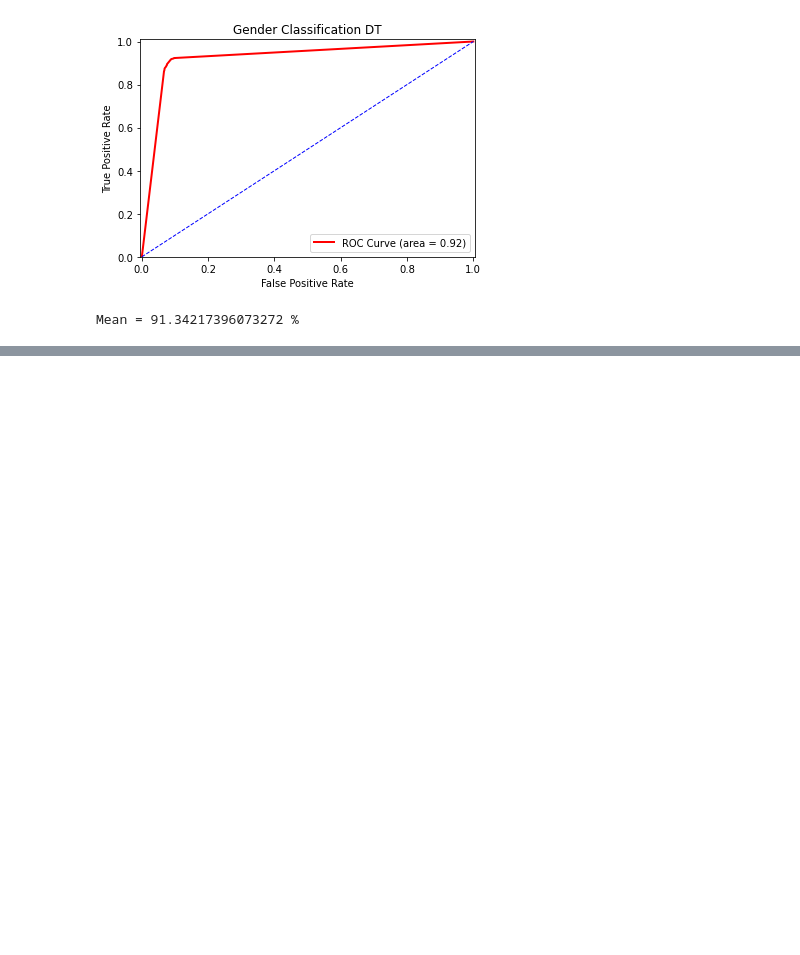
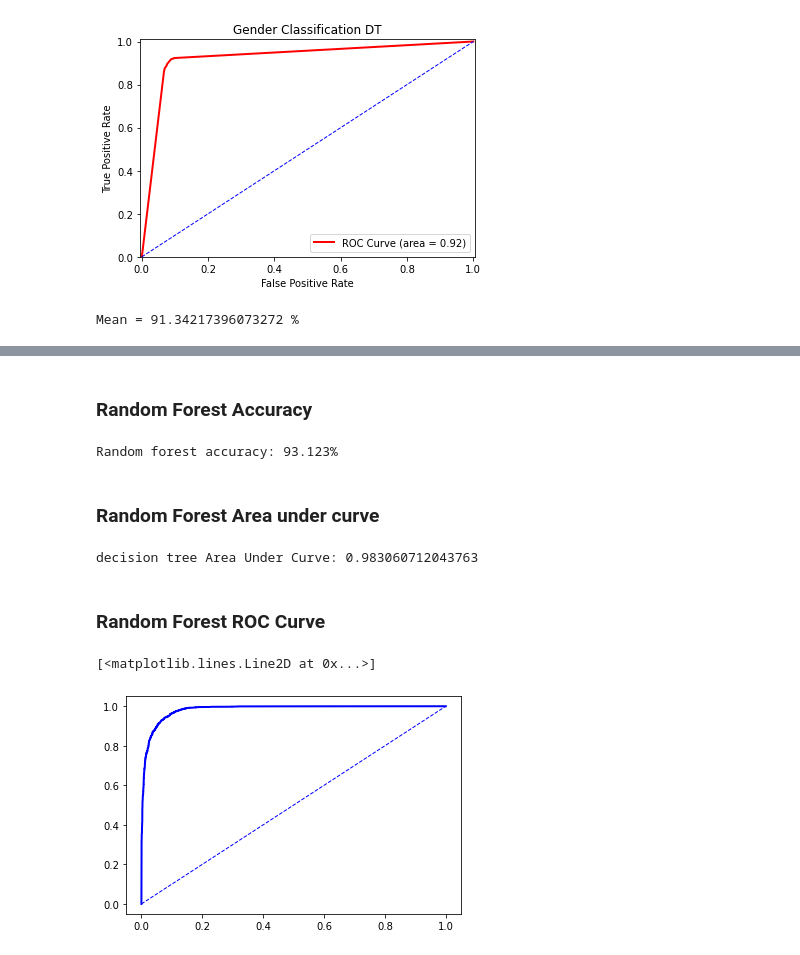
Before and after one commit to markkalaiji/GenderClassification, a Jupyter notebook: GenderClassification.ipynb, the cells around one changed output, grey strips where cells are left out. Cells and saved outputs as stored; diff of their text form; code cells hidden in the pictures; blank space fills up the shorter version.

Commit message:
random forest accuracy, AUC, ROC curve

```diff
--- a/GenderClassification.ipynb
+++ b/GenderClassification.ipynb
@@ -121,2 +121,50 @@ Mean = 91.34217396073272 %
+# %% [markdown]
+### Random Forest Accuracy
+# %%
+from sklearn.ensemble import RandomForestClassifier
+
+my_RandomForest = RandomForestClassifier(n_estimators = 1000, bootstrap = True, random_state=42)
+my_RandomForest.fit(X_train, y_train)
+
+# predict, calculate, and report accuracy
+from sklearn.metrics import accuracy_score
+
+y_predict_rf = my_RandomForest.predict(X_test)
+score_rf = accuracy_score(y_test, y_predict_rf)
+print("Random forest accuracy: " + str(round(accuracy_rf*100,3)) + "%")
+# %% [output]
+Random forest accuracy: 93.123%
+# %% [markdown]
+### Random Forest Area under curve
+# %%
+y_predict_rf = my_RandomForest.predict(X_test) # predict binary label
+y_predict_prob_rf = my_RandomForest.predict_proba(X_test) # estimate probability of each label
+
+from sklearn import metrics
+
+fpr_rf, tpr_rf, thresholds_rf = metrics.roc_curve(y_test, y_predict_prob_rf[:,1], pos_label=1)
+
+# AUC:
+AUC_rf = metrics.auc(fpr_rf, tpr_rf)
+print("decision tree Area Under Curve: " + str(AUC_rf))
+# %% [output]
+decision tree Area Under Curve: 0.983060712043763
+# %% [markdown]
+### Random Forest ROC Curve
+# %%
+# import pyplot to generate graphs and plot curves
+import matplotlib.pyplot as plt
+%matplotlib inline
+
+plt.figure()
+
+# ROC Curve random forest
+plt.plot(fpr_rf, tpr_rf, color = 'blue', lw=2, label='ROC Curve (area = %0.3f)' % AUC_rf)
+
+# random guess line
+plt.plot([0,1], [0,1], color='blue', lw=1, linestyle='--')
+# %% [output]
+[<matplotlib.lines.Line2D at 0x...>]
+[figure, added]
 # %%
 # mark cnn
```
Also changed, not shown: parts of 2 cells of this notebook.
